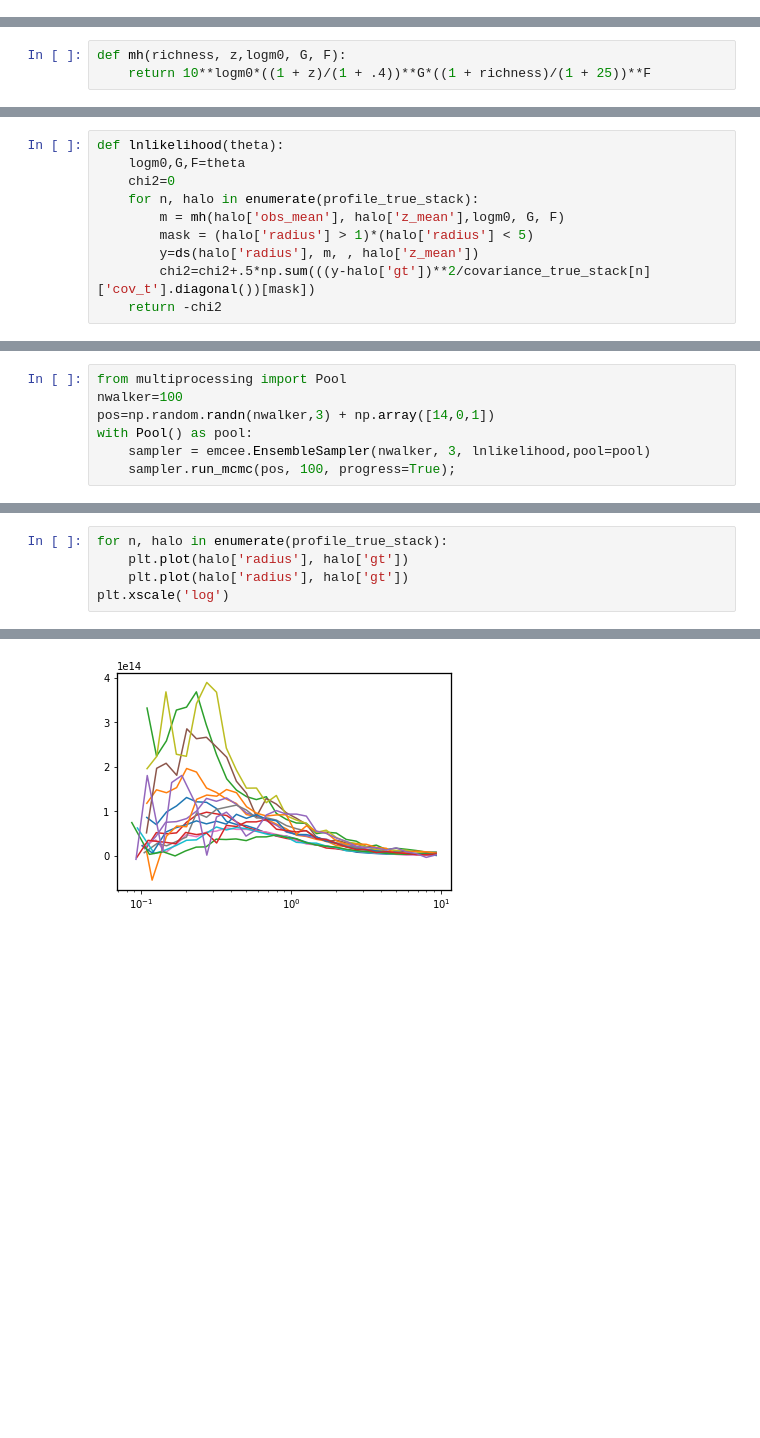
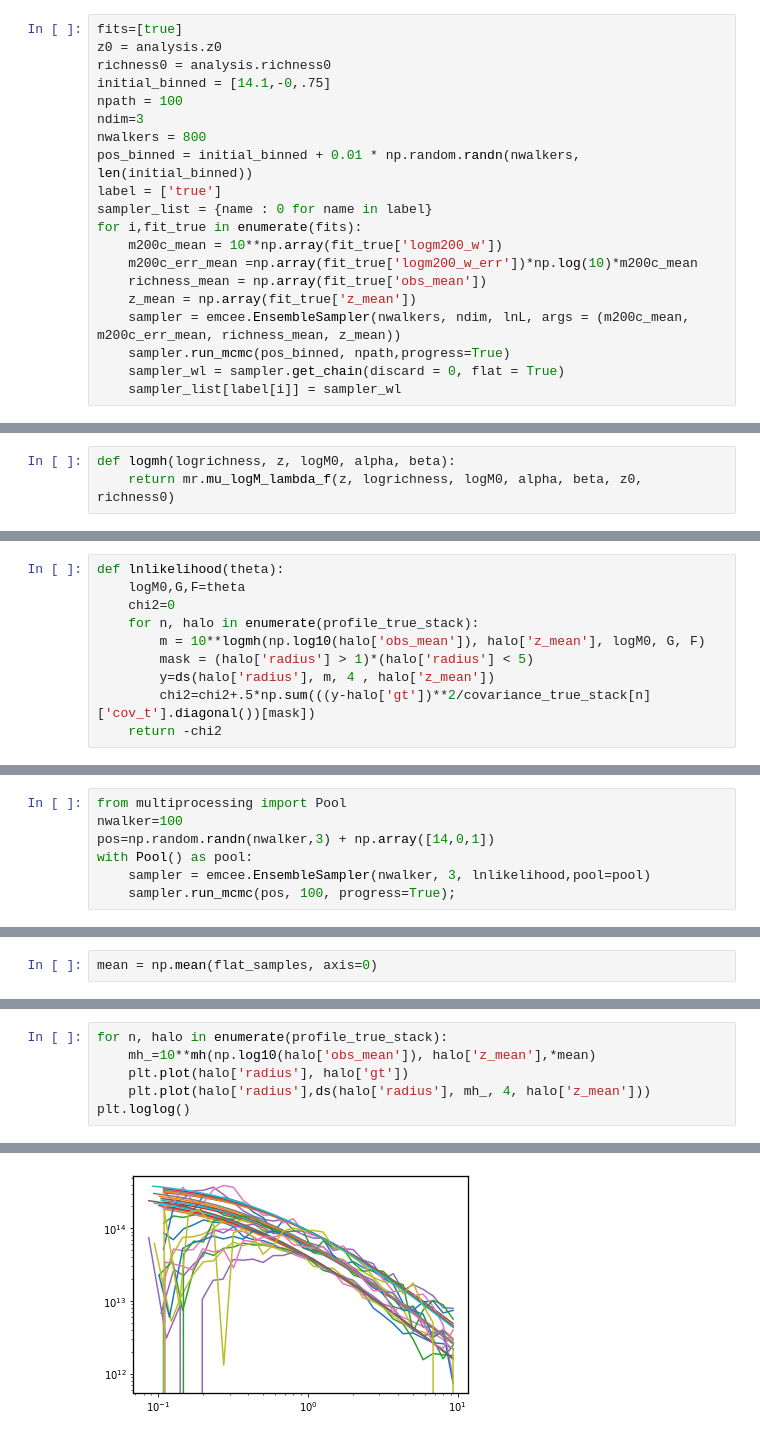
Before and after one commit to LSSTDESC/CLMassDC2, a Jupyter notebook: notebooks/DN1_fit_mass_richness_from_stack.ipynb, the cells around one changed output, grey strips where cells are left out. Drawn from its saved outputs; the diff is of its cells as text; blank space fills up the shorter version.

Commit message:
mass-richness relation fiducial

```diff
--- a/notebooks/DN1_fit_mass_richness_from_stack.ipynb
+++ b/notebooks/DN1_fit_mass_richness_from_stack.ipynb
@@ -75,0 +92,20 @@ cosmo_astropy = FlatLambdaCDM(H0=71.0, Om0=0.265, Ob0 = 0.0448)
+# %%
+fits=[true]
+z0 = analysis.z0
+richness0 = analysis.richness0
+initial_binned = [14.1,-0,.75]
+npath = 100
+ndim=3
+nwalkers = 800
+pos_binned = initial_binned + 0.01 * np.random.randn(nwalkers, len(initial_binned))
+label = ['true']
+sampler_list = {name : 0 for name in label}
+for i,fit_true in enumerate(fits):
+    m200c_mean = 10**np.array(fit_true['logm200_w'])
+    m200c_err_mean =np.array(fit_true['logm200_w_err'])*np.log(10)*m200c_mean
+    richness_mean = np.array(fit_true['obs_mean'])
+    z_mean = np.array(fit_true['z_mean'])
+    sampler = emcee.EnsembleSampler(nwalkers, ndim, lnL, args = (m200c_mean, m200c_err_mean, richness_mean, z_mean))
+    sampler.run_mcmc(pos_binned, npath,progress=True)
+    sampler_wl = sampler.get_chain(discard = 0, flat = True)
+    sampler_list[label[i]] = sampler_wl
@@ -77,8 +115,8 @@ cosmo_astropy = FlatLambdaCDM(H0=71.0, Om0=0.265, Ob0 = 0.0448)
 moo=clmm.Modeling(massdef = 'critical', delta_mdef = 200, halo_profile_model = 'nfw')
 moo.set_cosmo(cosmo_clmm)
 # %%
-def mh(richness, z,logm0, G, F):
-    return 10**logm0*((1 + z)/(1 + .4))**G*((1 + richness)/(1 + 25))**F
+def logmh(logrichness, z, logM0, alpha, beta):
+    return mr.mu_logM_lambda_f(z, logrichness, logM0, alpha, beta, z0, richness0)
 # %%
 def ds(r, m, c, z):
     moo.set_mass(m), moo.set_concentration(c)
@@ -86,12 +124,12 @@ def ds(r, m, c, z):
     return y
 # %%
 def lnlikelihood(theta):
-    logm0,G,F=theta
+    logM0,G,F=theta
     chi2=0
     for n, halo in enumerate(profile_true_stack):
-        m = mh(halo['obs_mean'], halo['z_mean'],logm0, G, F)
+        m = 10**logmh(np.log10(halo['obs_mean']), halo['z_mean'], logM0, G, F)
         mask = (halo['radius'] > 1)*(halo['radius'] < 5)
-        y=ds(halo['radius'], m, , halo['z_mean'])
+        y=ds(halo['radius'], m, 4 , halo['z_mean'])
         chi2=chi2+.5*np.sum(((y-halo['gt'])**2/covariance_true_stack[n]['cov_t'].diagonal())[mask])
     return -chi2
 # %%
@@ -148,0 +200,2 @@ WARNING:matplotlib.legend:No handles with labels found to put in legend.
+# %%
+mean = np.mean(flat_samples, axis=0)
@@ -149,6 +206,7 @@ WARNING:matplotlib.legend:No handles with labels found to put in legend.
 # %%
 for n, halo in enumerate(profile_true_stack):
+    mh_=10**mh(np.log10(halo['obs_mean']), halo['z_mean'],*mean)
     plt.plot(halo['radius'], halo['gt'])
-    plt.plot(halo['radius'], halo['gt'])
-plt.xscale('log')
+    plt.plot(halo['radius'],ds(halo['radius'], mh_, 4, halo['z_mean']))
+plt.loglog()
 # %% [output]
@@ -155 +214 @@ plt.xscale('log')
-[figure, old version]
+[figure, new version]
```
Also changed, not shown: parts of 11 cells of this notebook, 8 other files.
